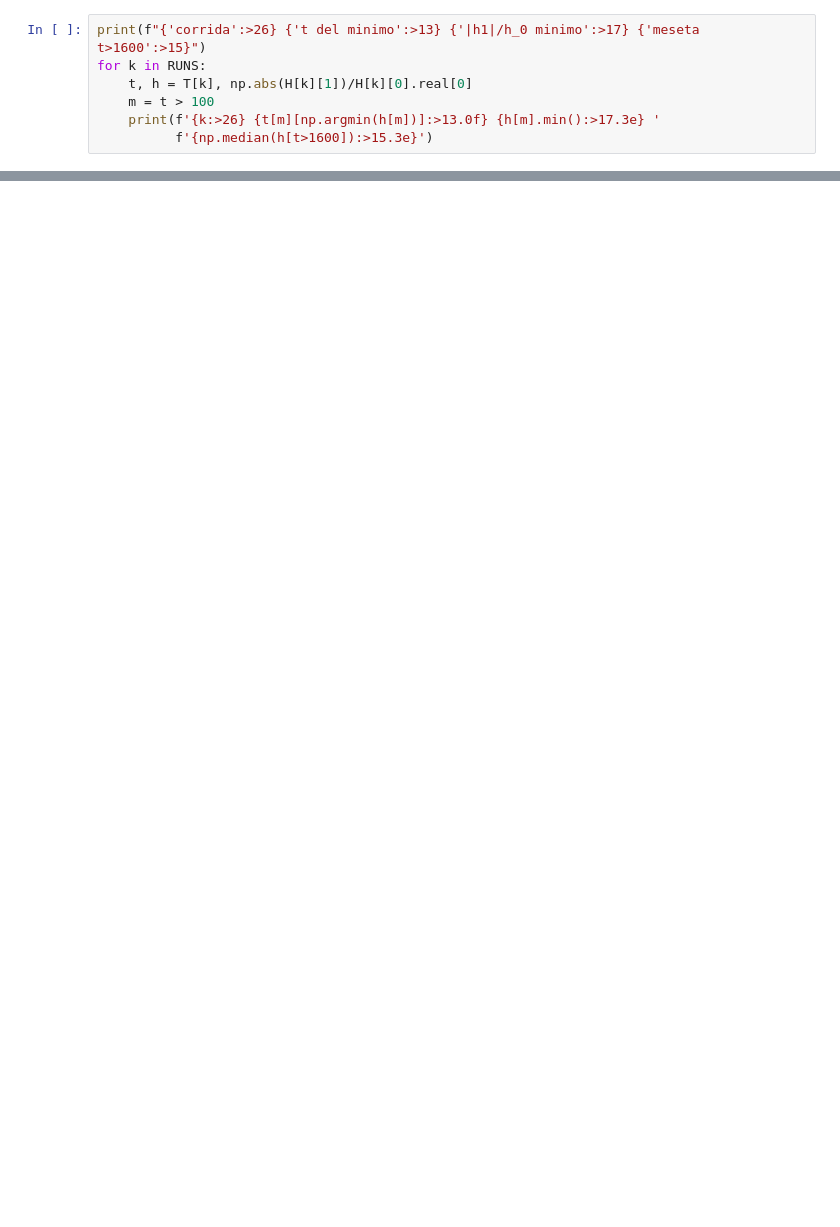
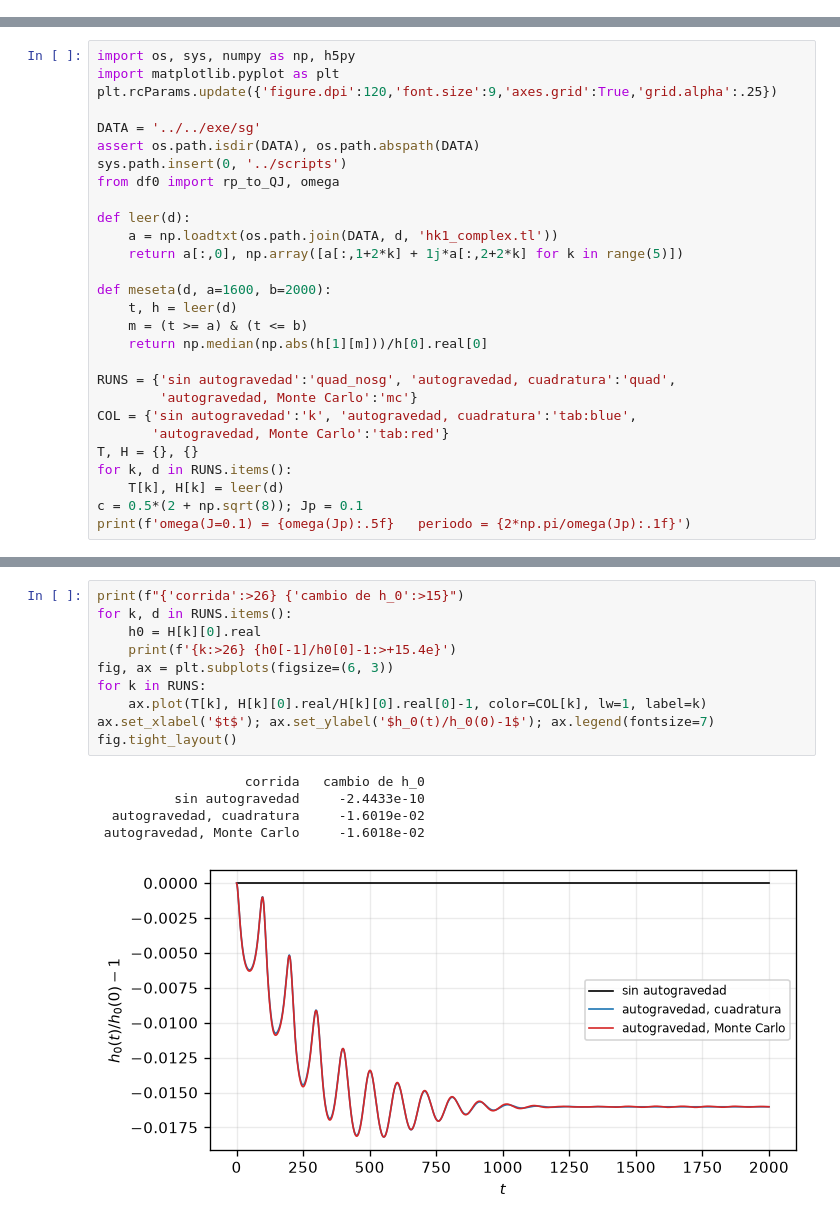
Before and after one commit to erjive/vlasov-poisson_PIC, a Jupyter notebook: paper_runs/notebooks/selfgrav_mixing.ipynb, the cells around one changed output, grey strips where cells are left out. Cells and saved outputs as stored; diff of their text form; blank space fills up the shorter version.

```diff
--- a/paper_runs/notebooks/selfgrav_mixing.ipynb
+++ b/paper_runs/notebooks/selfgrav_mixing.ipynb
@@ -162,7 +0,0 @@ hasta el final.
-# %%
-print(f"{'corrida':>26} {'t del minimo':>13} {'|h1|/h_0 minimo':>17} {'meseta t>1600':>15}")
-for k in RUNS:
-    t, h = T[k], np.abs(H[k][1])/H[k][0].real[0]
-    m = t > 100
-    print(f'{k:>26} {t[m][np.argmin(h[m])]:>13.0f} {h[m].min():>17.3e} '
-          f'{np.median(h[t>1600]):>15.3e}')
@@ -333,0 +31,28 @@ describir las órbitas. Ir más arriba obliga a replantear el diagnóstico enter
+# %%
+import os, sys, numpy as np, h5py
+import matplotlib.pyplot as plt
+plt.rcParams.update({'figure.dpi':120,'font.size':9,'axes.grid':True,'grid.alpha':.25})
+
+DATA = '../../exe/sg'
+assert os.path.isdir(DATA), os.path.abspath(DATA)
+sys.path.insert(0, '../scripts')
+from df0 import rp_to_QJ, omega
+
+def leer(d):
+    a = np.loadtxt(os.path.join(DATA, d, 'hk1_complex.tl'))
+    return a[:,0], np.array([a[:,1+2*k] + 1j*a[:,2+2*k] for k in range(5)])
+
+def meseta(d, a=1600, b=2000):
+    t, h = leer(d)
+    m = (t >= a) & (t <= b)
+    return np.median(np.abs(h[1][m]))/h[0].real[0]
+
+RUNS = {'sin autogravedad':'quad_nosg', 'autogravedad, cuadratura':'quad',
+        'autogravedad, Monte Carlo':'mc'}
+COL = {'sin autogravedad':'k', 'autogravedad, cuadratura':'tab:blue',
+       'autogravedad, Monte Carlo':'tab:red'}
+T, H = {}, {}
+for k, d in RUNS.items():
+    T[k], H[k] = leer(d)
+c = 0.5*(2 + np.sqrt(8)); Jp = 0.1
+print(f'omega(J=0.1) = {omega(Jp):.5f}   periodo = {2*np.pi/omega(Jp):.1f}')
@@ -333,0 +94,16 @@ describir las órbitas. Ir más arriba obliga a replantear el diagnóstico enter
+# %%
+print(f"{'corrida':>26} {'cambio de h_0':>15}")
+for k, d in RUNS.items():
+    h0 = H[k][0].real
+    print(f'{k:>26} {h0[-1]/h0[0]-1:>+15.4e}')
+fig, ax = plt.subplots(figsize=(6, 3))
+for k in RUNS:
+    ax.plot(T[k], H[k][0].real/H[k][0].real[0]-1, color=COL[k], lw=1, label=k)
+ax.set_xlabel('$t$'); ax.set_ylabel('$h_0(t)/h_0(0)-1$'); ax.legend(fontsize=7)
+fig.tight_layout()
+# %% [output]
+                   corrida   cambio de h_0
+          sin autogravedad     -2.4433e-10
+  autogravedad, cuadratura     -1.6019e-02
+ autogravedad, Monte Carlo     -1.6018e-02
+[figure, added]
```
Also changed, not shown: parts of 46 cells of this notebook, 4 other files.
